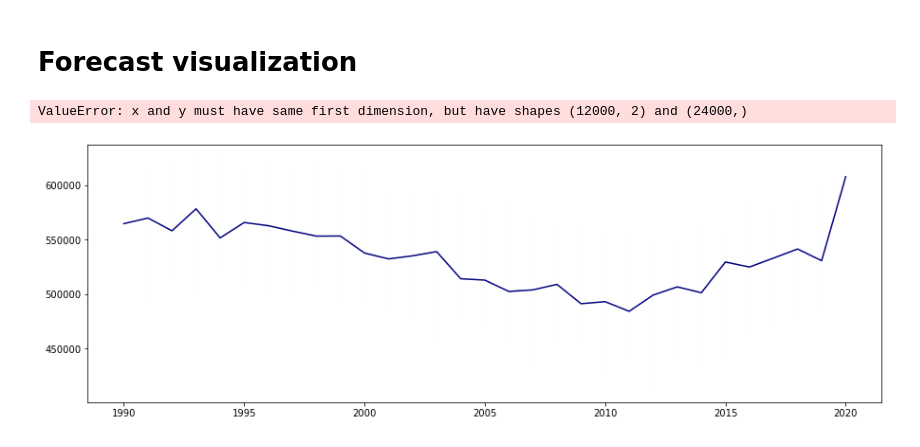
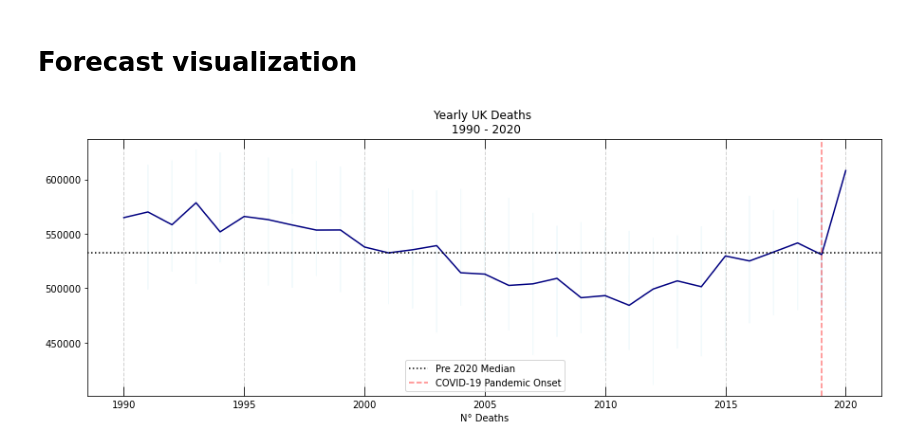
Before and after one commit to vb690/learning_bayes, a Jupyter notebook: examples/covid_exponential_smoothing/uk_excess_deaths_2020.ipynb, the cells around one changed output. Cells and saved outputs as stored; diff of their text form; code cells hidden in the pictures.

```diff
--- a/examples/covid_exponential_smoothing/uk_excess_deaths_2020.ipynb
+++ b/examples/covid_exponential_smoothing/uk_excess_deaths_2020.ipynb
@@ -254,7 +254,7 @@ plt.plot(
      np.array([df[df['year'] != 2020]['year'].values[1:] for i in range(estimated_deaths.shape[0])]),
     (estimated_deaths[:, :-1] * sigma_data) + mean_data,
     linewidth=1,
-    alpha=0.01,
+    alpha=0.1,
     c='skyblue',
     zorder=-10
 )
@@ -265,9 +265,9 @@ plt.plot(
             (estimated_deaths[:, -2] * sigma_data) + mean_data,
             (estimated_deaths[:, -1] * sigma_data) + mean_data
         ]
-    ).reshape,
+    ).reshape(-1, 2),
     linewidth=1,
-    alpha=0.01,
+    alpha=0.1,
     c='dodgerblue',
     zorder=-10
 )
@@ -286,32 +286,31 @@ for year in target_years:
         year,
         color='lightgray',
         linestyle='--',
         linewidth=1,
         zorder=-1
     )
 
 plt.xticks(target_years)
 plt.tick_params(
     axis='x',
     direction='in',
     length=10.0,
     zorder=3,
     top=True
 )
 plt.axvline(
     2019,
     color='r',
     linestyle='--',
     alpha=0.5,
     label="COVID-19 Pandemic Onset"
 )
 
 plt.title("Yearly UK Deaths \n 1990 - 2020")
 plt.xlabel("Years")
 plt.xlabel("N° Deaths")
 
 plt.legend()
 plt.show()
 # %% [output]
-ValueError: x and y must have same first dimension, but have shapes (12000, 2) and (24000,)
-[figure, old version]
+[figure, new version]
```
